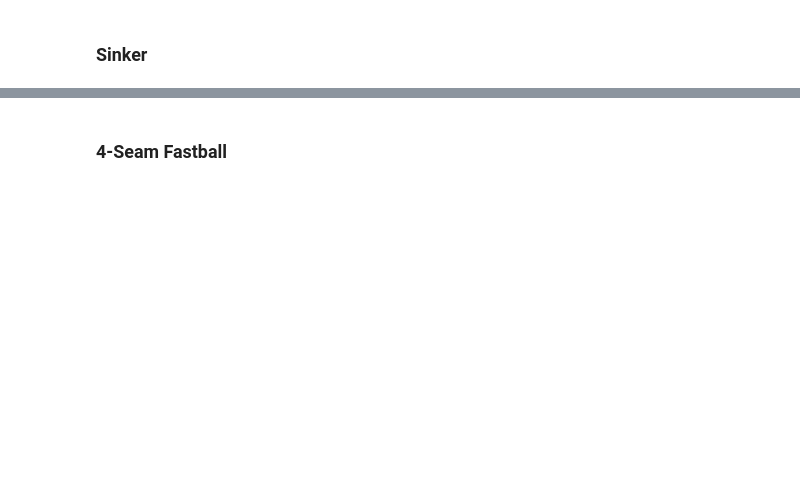
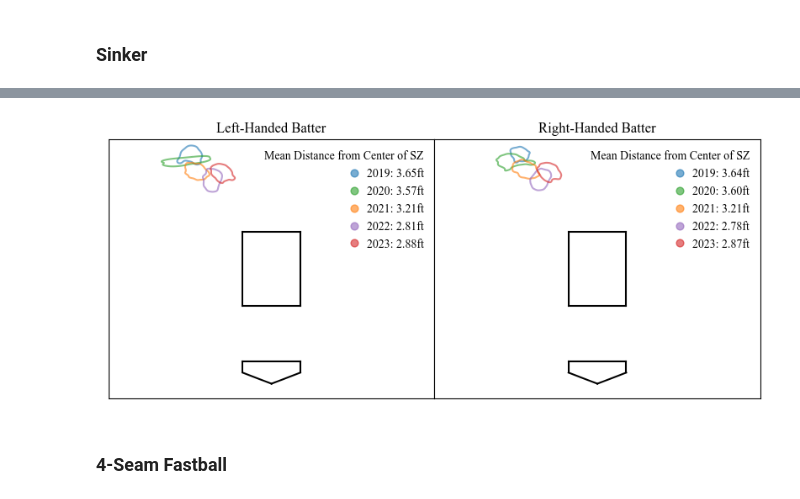
Before and after one commit to CYoung73/STA160-Final, a Jupyter notebook: STA160_Final_EDA.ipynb, the cells around one changed output, grey strips where cells are left out. Saved outputs shown, nothing was run; the diff lists cells and outputs as text; code cells hidden in the pictures; blank space fills up the shorter version.

```diff
--- a/STA160_Final_EDA.ipynb
+++ b/STA160_Final_EDA.ipynb
@@ -226,2 +139,6 @@ for year in np.arange(2019, 2024):
+# %%
+plot_pitch_release_contour('Sinker', year_color_map)
+# %% [output]
+[figure, added]
 # %% [markdown]
 ### 4-Seam Fastball
```
Also changed, not shown: parts of 42 cells of this notebook.
